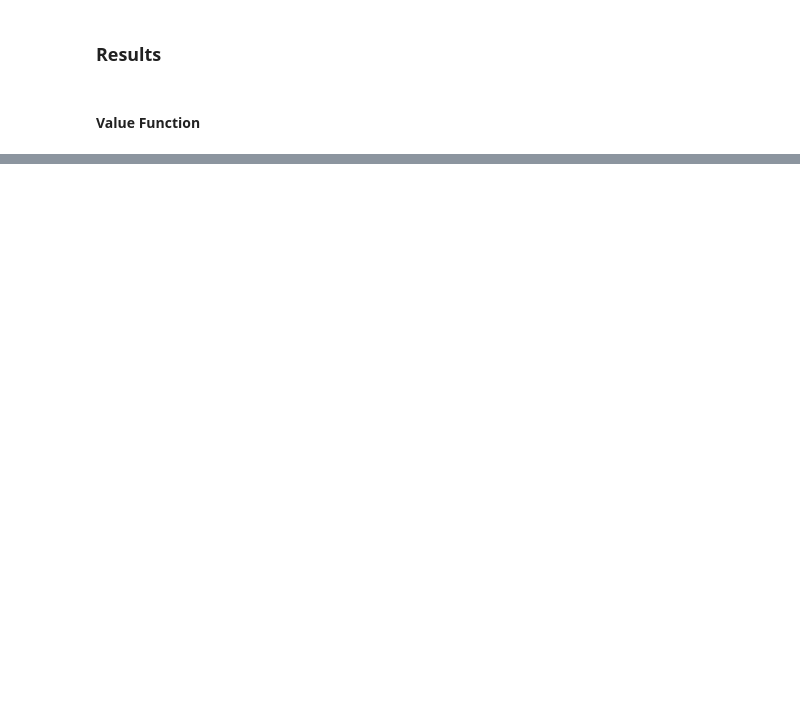
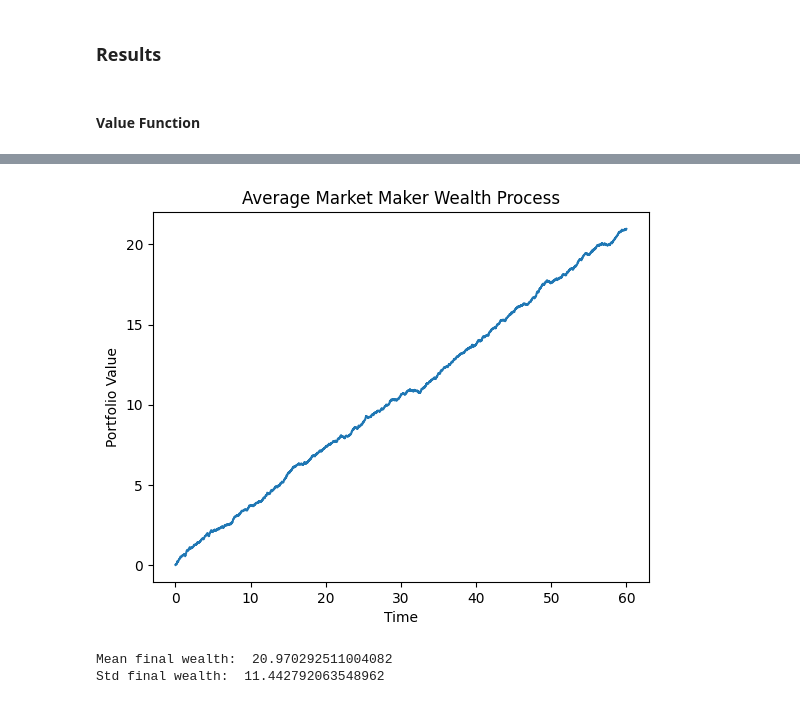
Before and after one commit to rsabum/High-Frequency-Trading, a Jupyter notebook: notebook.ipynb, the cells around one changed output, grey strips where cells are left out. Cells and saved outputs as stored; diff of their text form; code cells hidden in the pictures; blank space fills up the shorter version.

```diff
--- a/notebook.ipynb
+++ b/notebook.ipynb
@@ -330,0 +380,18 @@ plt.show()
+# %%
+mean = np.mean(W, axis=0)
+std = np.std(W, axis=0)
+
+plt.plot(market.t_grid, mean.T)
+
+plt.xlabel('Time')
+plt.ylabel('Portfolio Value')
+plt.title('Average Market Maker Wealth Process')
+plt.show()
+# %% [output]
+[figure, added]
+# %%
+print("Mean final wealth: ", mean[-1])
+print("Std final wealth: ", std[-1])
+# %% [output]
+Mean final wealth:  20.970292511004082
+Std final wealth:  11.442792063548962
```
Also changed, not shown: parts of 10 cells of this notebook, 4 other files.
